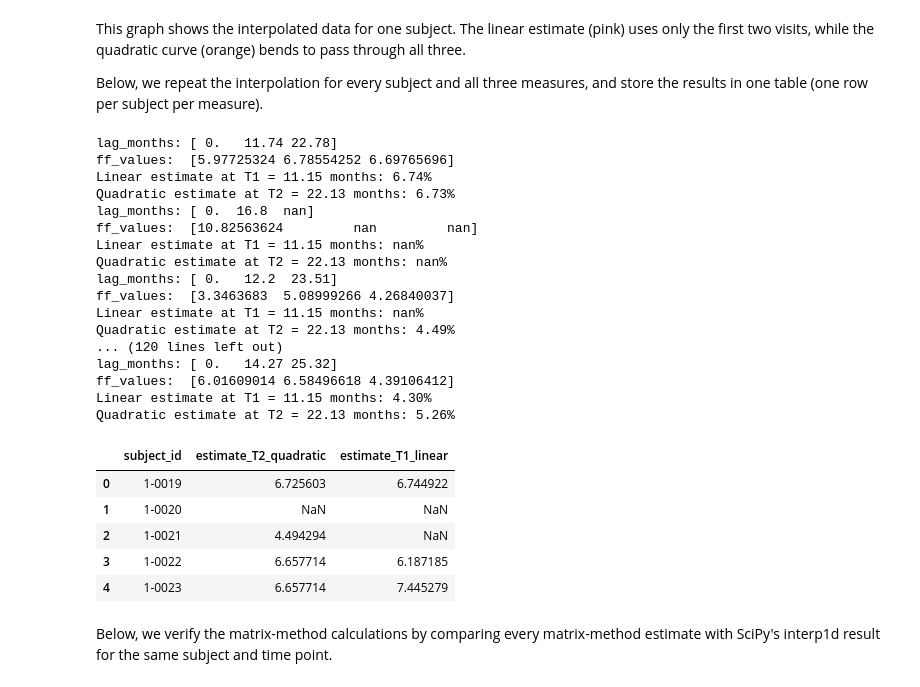
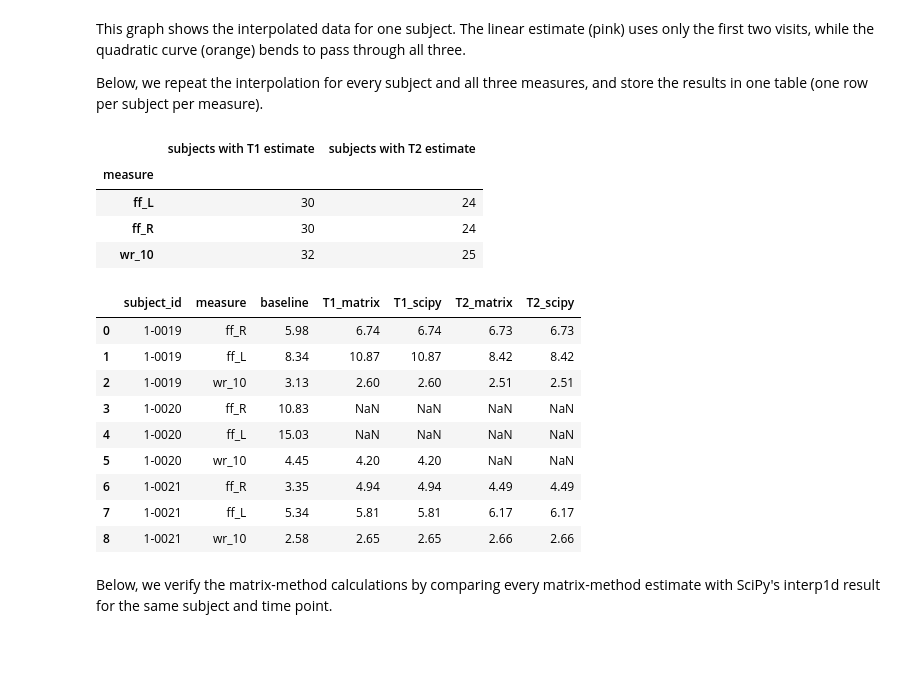
Before and after one commit to tessvit/BME_2315-Module2, a Jupyter notebook: FSHD_Module2_Project_Template.ipynb, the cells around one changed output. Saved outputs shown, nothing was run; the diff lists cells and outputs as text; code cells hidden in the pictures; blank space fills up the shorter version.

```diff
--- a/FSHD_Module2_Project_Template.ipynb
+++ b/FSHD_Module2_Project_Template.ipynb
@@ -675,51 +668,43 @@ Below, we repeat the interpolation for every subject and all three measures, and
 # %%
 # Repeat the interpolation for every subject and every measure.
 results = [] # Will hold one dictionary per (subject, measure)
 
 for _, row in df.iterrows():
     for measure in measures:
         months, values = get_visits(row, measure)
         estimates = interpolate_subject(row, measure)   # NaN where a subject is missing visits
-        rows.append({
+        results.append({
             "subject_id": row["subject_id"],
             "measure": measure,
             "baseline": values[0],                       # measured value at baseline
             **estimates,                                 # T1/T2 estimates (matrix method and scipy)
         })
 
-interp_df = pd.DataFrame(rows)
+interp_df = pd.DataFrame(results)
 
 # How many subjects had enough visits for each estimate?
 n_estimates = interp_df.groupby("measure")[["T1_matrix", "T2_matrix"]].count()
 n_estimates.columns = ["subjects with T1 estimate", "subjects with T2 estimate"]
 display(n_estimates)
 
 # Preview the first few rows of the full table.
 interp_df.round(2).head(9)
 # %% [output]
-lag_months: [ 0.   11.74 22.78]
-ff_values:  [5.97725324 6.78554252 6.69765696]
-Linear estimate at T1 = 11.15 months: 6.74%
-Quadratic estimate at T2 = 22.13 months: 6.73%
-lag_months: [ 0.  16.8  nan]
-ff_values:  [10.82563624         nan         nan]
-Linear estimate at T1 = 11.15 months: nan%
-Quadratic estimate at T2 = 22.13 months: nan%
-lag_months: [ 0.   12.2  23.51]
-ff_values:  [3.3463683  5.08999266 4.26840037]
-Linear estimate at T1 = 11.15 months: nan%
-Quadratic estimate at T2 = 22.13 months: 4.49%
-... (120 lines left out)
-lag_months: [ 0.   14.27 25.32]
-ff_values:  [6.01609014 6.58496618 4.39106412]
-Linear estimate at T1 = 11.15 months: 4.30%
-Quadratic estimate at T2 = 22.13 months: 5.26%
-|  | subject_id | estimate_T2_quadratic | estimate_T1_linear |
-| 0 | 1-0019 | 6.725603 | 6.744922 |
-| 1 | 1-0020 | NaN | NaN |
-| 2 | 1-0021 | 4.494294 | NaN |
-| 3 | 1-0022 | 6.657714 | 6.187185 |
-| 4 | 1-0023 | 6.657714 | 7.445279 |
+|  | subjects with T1 estimate | subjects with T2 estimate |
+| measure |  |  |
+| ff_L | 30 | 24 |
+| ff_R | 30 | 24 |
+| wr_10 | 32 | 25 |
+|  | subject_id | measure | baseline | T1_matrix | T1_scipy | T2_matrix | T2_scipy |
+| 0 | 1-0019 | ff_R | 5.98 | 6.74 | 6.74 | 6.73 | 6.73 |
+| 1 | 1-0019 | ff_L | 8.34 | 10.87 | 10.87 | 8.42 | 8.42 |
+| 2 | 1-0019 | wr_10 | 3.13 | 2.60 | 2.60 | 2.51 | 2.51 |
+| 3 | 1-0020 | ff_R | 10.83 | NaN | NaN | NaN | NaN |
+| 4 | 1-0020 | ff_L | 15.03 | NaN | NaN | NaN | NaN |
+| 5 | 1-0020 | wr_10 | 4.45 | 4.20 | 4.20 | NaN | NaN |
+| 6 | 1-0021 | ff_R | 3.35 | 4.94 | 4.94 | 4.49 | 4.49 |
+| 7 | 1-0021 | ff_L | 5.34 | 5.81 | 5.81 | 6.17 | 6.17 |
+| 8 | 1-0021 | wr_10 | 2.58 | 2.65 | 2.65 | 2.66 | 2.66 |
 # %% [markdown]
 Below, we verify the matrix-method calculations by comparing every matrix-method estimate with SciPy's interp1d result for the same subject and time point.
 # %%
```
Also changed, not shown: parts of 18 cells of this notebook, 1 other file.
